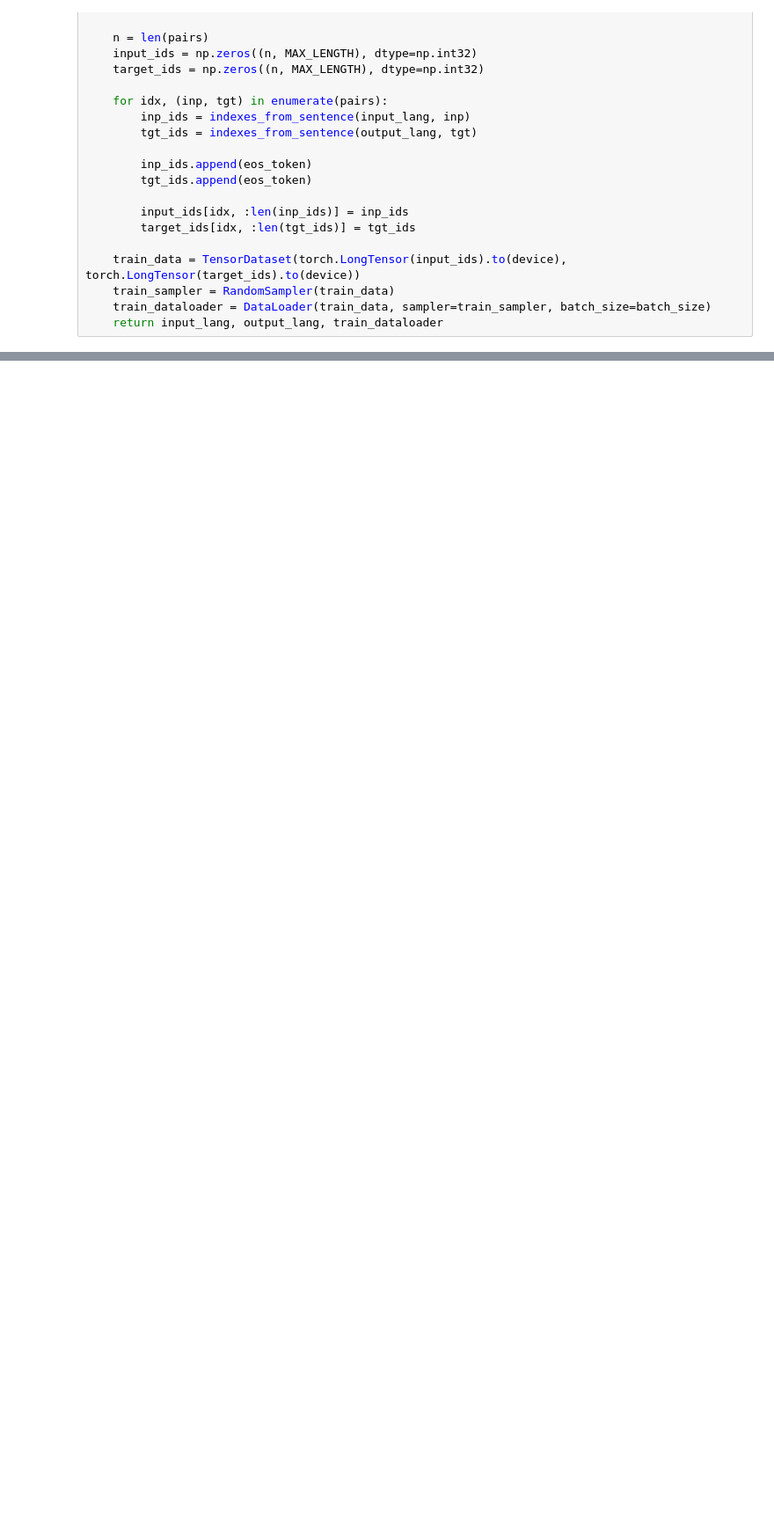
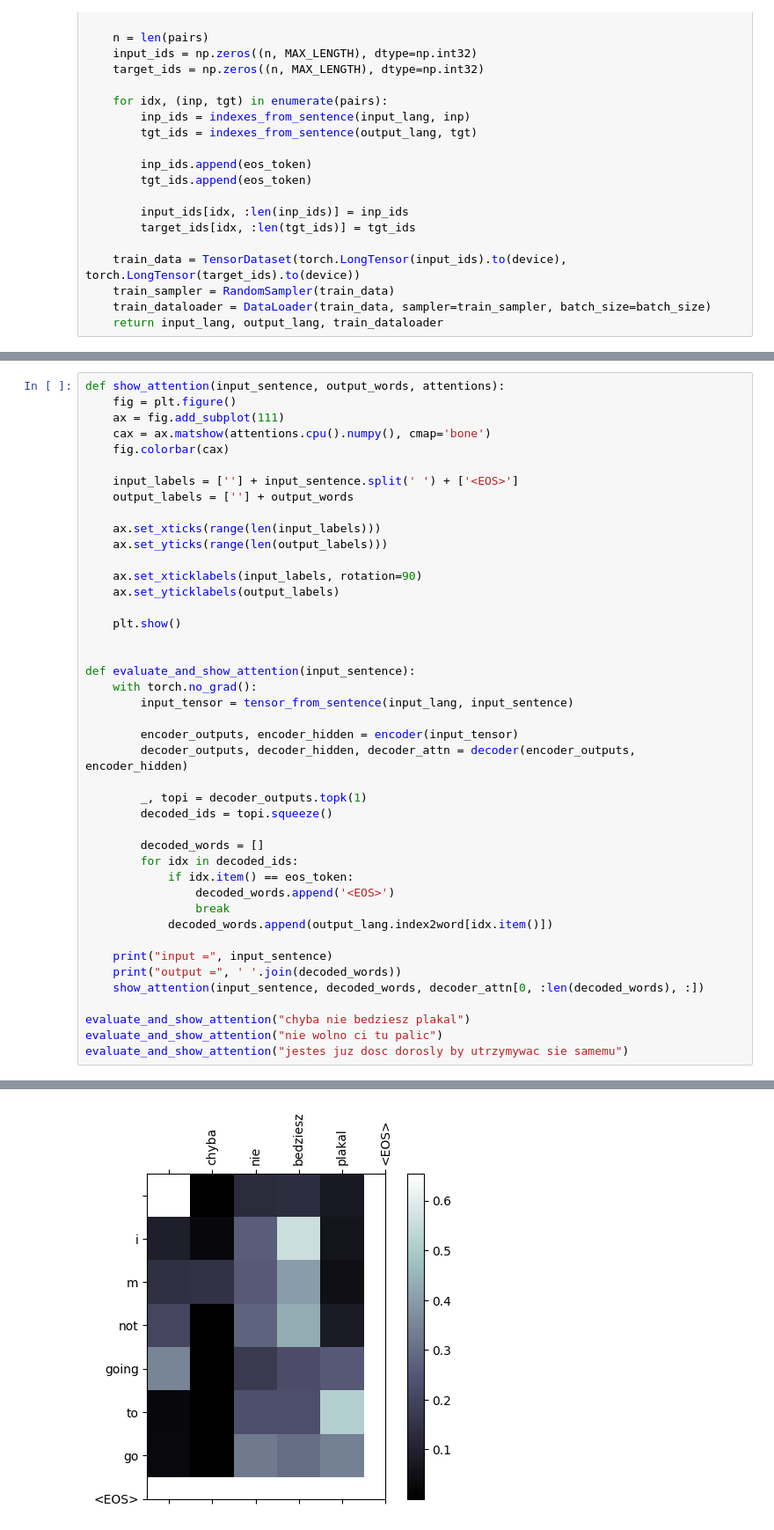
Before and after one commit to H4wk507/ml, a Jupyter notebook: nlp/translate-rnn.ipynb, the cells around one changed output, grey strips where cells are left out. Shown at 88% size. Saved outputs shown, nothing was run; the diff lists cells and outputs as text; blank space fills up the shorter version.

Commit message:
seq2seq: attention and metrics

```diff
--- a/nlp/translate-rnn.ipynb
+++ b/nlp/translate-rnn.ipynb
@@ -290,0 +434,44 @@ evaluate_randomly(encoder, decoder)
+# %%
+def show_attention(input_sentence, output_words, attentions):
+    fig = plt.figure()
+    ax = fig.add_subplot(111)
+    cax = ax.matshow(attentions.cpu().numpy(), cmap='bone')
+    fig.colorbar(cax)
+
+    input_labels = [''] + input_sentence.split(' ') + ['<EOS>']
+    output_labels = [''] + output_words
+
+    ax.set_xticks(range(len(input_labels)))
+    ax.set_yticks(range(len(output_labels)))
+
+    ax.set_xticklabels(input_labels, rotation=90)
+    ax.set_yticklabels(output_labels)
+
+    plt.show()
+
+
+def evaluate_and_show_attention(input_sentence):
+    with torch.no_grad():
+        input_tensor = tensor_from_sentence(input_lang, input_sentence)
+
+        encoder_outputs, encoder_hidden = encoder(input_tensor)
+        decoder_outputs, decoder_hidden, decoder_attn = decoder(encoder_outputs, encoder_hidden)
+
+        _, topi = decoder_outputs.topk(1)
+        decoded_ids = topi.squeeze()
+
+        decoded_words = []
+        for idx in decoded_ids:
+            if idx.item() == eos_token:
+                decoded_words.append('<EOS>')
+                break
+            decoded_words.append(output_lang.index2word[idx.item()])
+
+    print("input =", input_sentence)
+    print("output =", ' '.join(decoded_words))
+    show_attention(input_sentence, decoded_words, decoder_attn[0, :len(decoded_words), :])
+
+evaluate_and_show_attention("chyba nie bedziesz plakal")
+evaluate_and_show_attention("nie wolno ci tu palic")
+evaluate_and_show_attention("jestes juz dosc dorosly by utrzymywac sie samemu")
+# %% [output]
@@ -290,0 +480 @@ evaluate_randomly(encoder, decoder)
+[figure, added]
```
Also changed, not shown: parts of 10 cells of this notebook.
